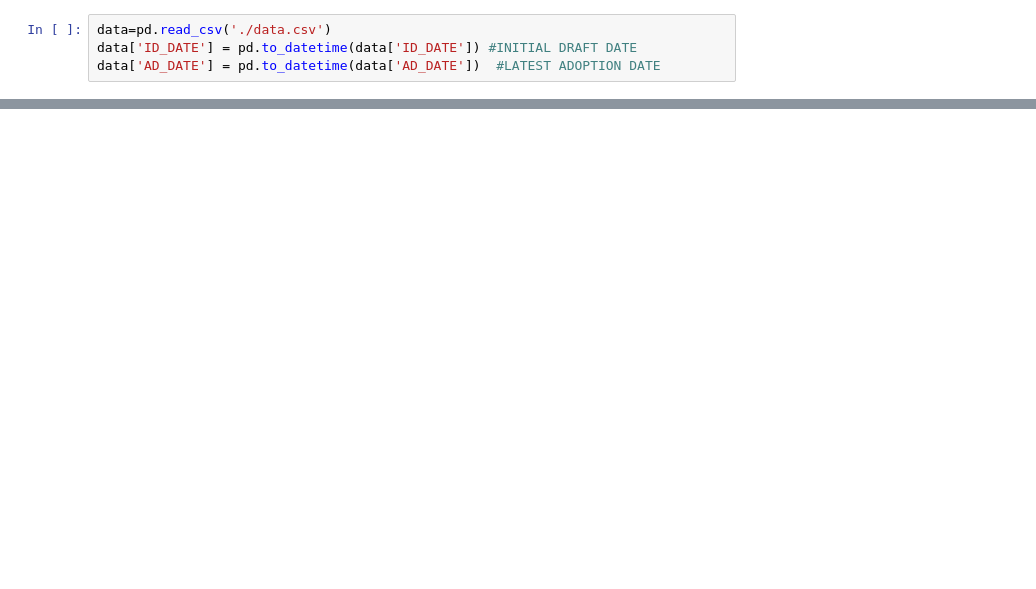
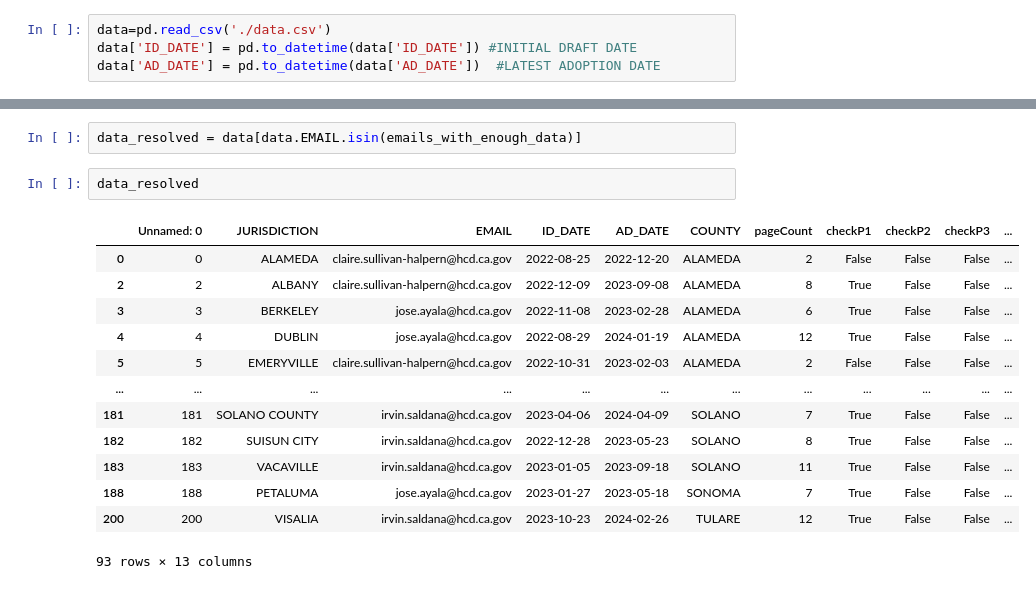
Before and after one commit to anphipolito/HousingElementReviewLettersScraper, a Jupyter notebook: DataAnalysis.ipynb, the cells around one changed output, grey strips where cells are left out. Cells and saved outputs as stored; diff of their text form; blank space fills up the shorter version.

```diff
--- a/DataAnalysis.ipynb
+++ b/DataAnalysis.ipynb
@@ -29,3 +67,21 @@ data['DAYS_BETWEEN'] = (data['AD_DATE'] - data['ID_DATE']).dt.days
+# %%
+data_resolved = data[data.EMAIL.isin(emails_with_enough_data)]
+# %%
+data_resolved
+# %% [output]
+|  | Unnamed: 0 | JURISDICTION | EMAIL | ID_DATE | AD_DATE | COUNTY | pageCount | checkP1 | checkP2 | checkP3 | ... |
+| 0 | 0 | ALAMEDA | claire.sullivan-halpern@hcd.ca.gov | 2022-08-25 | 2022-12-20 | ALAMEDA | 2 | False | False | False | ... |
+| 2 | 2 | ALBANY | claire.sullivan-halpern@hcd.ca.gov | 2022-12-09 | 2023-09-08 | ALAMEDA | 8 | True | False | False | ... |
+| 3 | 3 | BERKELEY | jose.ayala@hcd.ca.gov | 2022-11-08 | 2023-02-28 | ALAMEDA | 6 | True | False | False | ... |
+| 4 | 4 | DUBLIN | jose.ayala@hcd.ca.gov | 2022-08-29 | 2024-01-19 | ALAMEDA | 12 | True | False | False | ... |
+| 5 | 5 | EMERYVILLE | claire.sullivan-halpern@hcd.ca.gov | 2022-10-31 | 2023-02-03 | ALAMEDA | 2 | False | False | False | ... |
+| ... | ... | ... | ... | ... | ... | ... | ... | ... | ... | ... | ... |
+| 181 | 181 | SOLANO COUNTY | irvin.saldana@hcd.ca.gov | 2023-04-06 | 2024-04-09 | SOLANO | 7 | True | False | False | ... |
+| 182 | 182 | SUISUN CITY | irvin.saldana@hcd.ca.gov | 2022-12-28 | 2023-05-23 | SOLANO | 8 | True | False | False | ... |
+| 183 | 183 | VACAVILLE | irvin.saldana@hcd.ca.gov | 2023-01-05 | 2023-09-18 | SOLANO | 11 | True | False | False | ... |
+| 188 | 188 | PETALUMA | jose.ayala@hcd.ca.gov | 2023-01-27 | 2023-05-18 | SONOMA | 7 | True | False | False | ... |
+| 200 | 200 | VISALIA | irvin.saldana@hcd.ca.gov | 2023-10-23 | 2024-02-26 | TULARE | 12 | True | False | False | ... |
+93 rows × 13 columns
 # %%
 # Create a boxplot grouped by email
 plt.figure(figsize=(12, 6))
```
Also changed, not shown: parts of 17 cells of this notebook.
